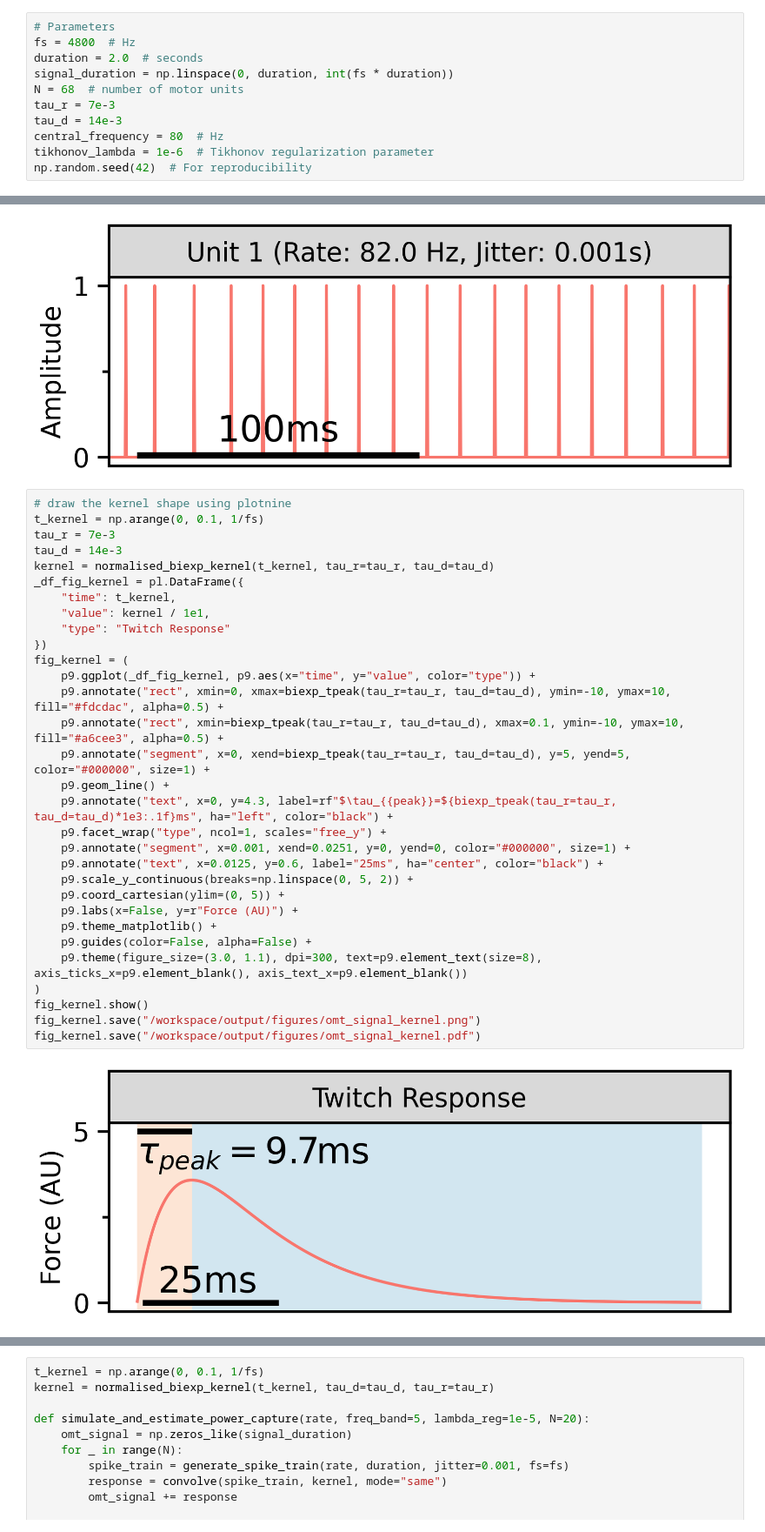
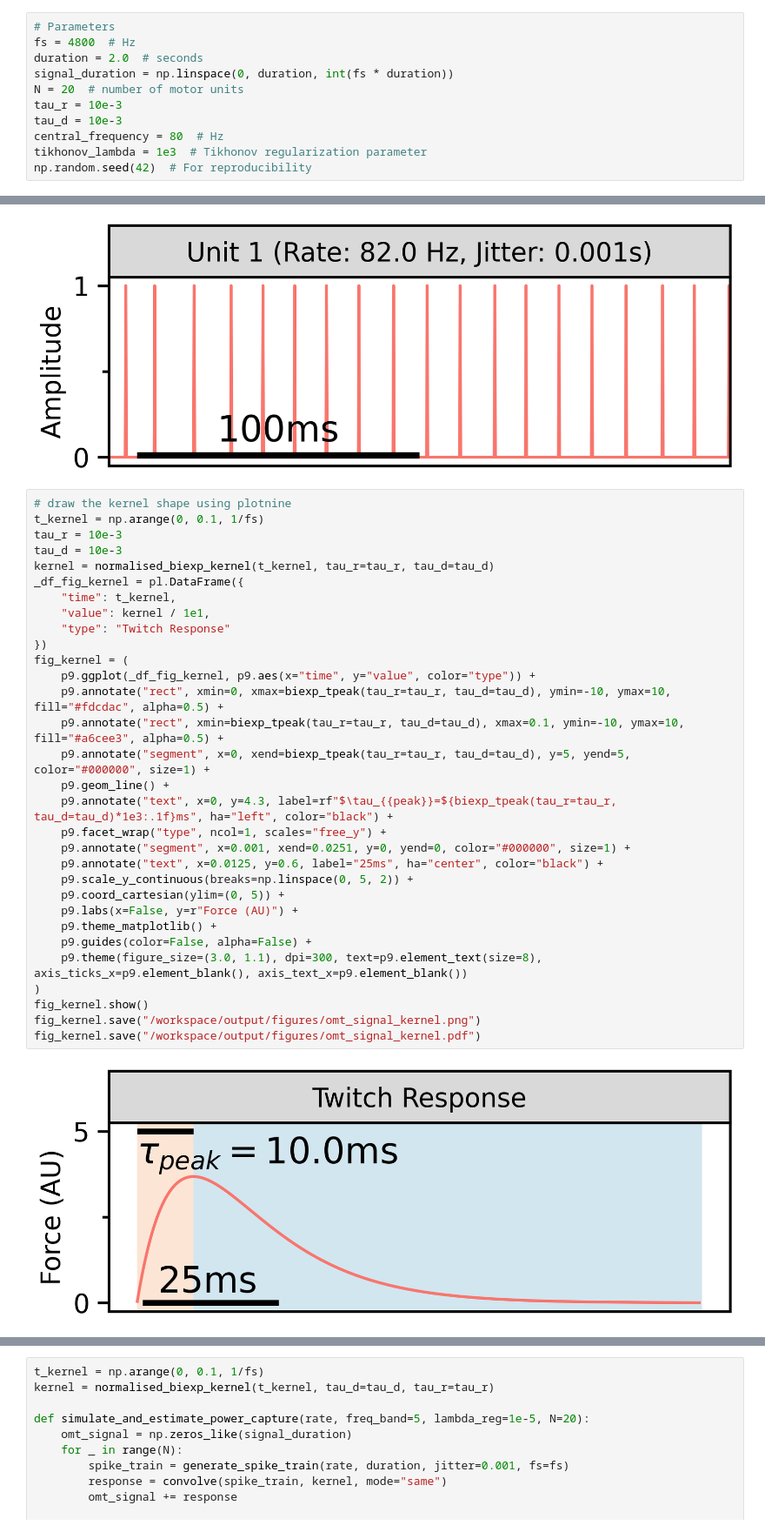
Before and after one commit to ahmed-alhindawi/omt_simulator, a Jupyter notebook: src/omt_simulator.ipynb, the cells around one changed output, grey strips where cells are left out. Shown at 87% size. Cells and saved outputs as stored; diff of their text form.

```diff
--- a/src/omt_simulator.ipynb
+++ b/src/omt_simulator.ipynb
@@ -12,11 +12,11 @@ from joblib import delayed, Parallel
 fs = 4800  # Hz
 duration = 2.0  # seconds
 signal_duration = np.linspace(0, duration, int(fs * duration))
-N = 68  # number of motor units
-tau_r = 7e-3
-tau_d = 14e-3
+N = 20  # number of motor units
+tau_r = 10e-3
+tau_d = 10e-3
 central_frequency = 80  # Hz
-tikhonov_lambda = 1e-6  # Tikhonov regularization parameter
+tikhonov_lambda = 1e3  # Tikhonov regularization parameter
 np.random.seed(42)  # For reproducibility
 # %%
 # Functions
@@ -217,36 +218,36 @@ fig_spikes.save("/workspace/output/figures/omt_signal_spikes.pdf")
 # %%
 # draw the kernel shape using plotnine
 t_kernel = np.arange(0, 0.1, 1/fs)
-tau_r = 7e-3
-tau_d = 14e-3
+tau_r = 10e-3
+tau_d = 10e-3
 kernel = normalised_biexp_kernel(t_kernel, tau_r=tau_r, tau_d=tau_d)
 _df_fig_kernel = pl.DataFrame({
     "time": t_kernel,
     "value": kernel / 1e1,
     "type": "Twitch Response"
 })
 fig_kernel = (
     p9.ggplot(_df_fig_kernel, p9.aes(x="time", y="value", color="type")) +
     p9.annotate("rect", xmin=0, xmax=biexp_tpeak(tau_r=tau_r, tau_d=tau_d), ymin=-10, ymax=10, fill="#fdcdac", alpha=0.5) +
     p9.annotate("rect", xmin=biexp_tpeak(tau_r=tau_r, tau_d=tau_d), xmax=0.1, ymin=-10, ymax=10, fill="#a6cee3", alpha=0.5) +
     p9.annotate("segment", x=0, xend=biexp_tpeak(tau_r=tau_r, tau_d=tau_d), y=5, yend=5, color="#000000", size=1) +
     p9.geom_line() +
     p9.annotate("text", x=0, y=4.3, label=rf"$\tau_{{peak}}=${biexp_tpeak(tau_r=tau_r, tau_d=tau_d)*1e3:.1f}ms", ha="left", color="black") +
     p9.facet_wrap("type", ncol=1, scales="free_y") +
     p9.annotate("segment", x=0.001, xend=0.0251, y=0, yend=0, color="#000000", size=1) +
     p9.annotate("text", x=0.0125, y=0.6, label="25ms", ha="center", color="black") +
     p9.scale_y_continuous(breaks=np.linspace(0, 5, 2)) +
     p9.coord_cartesian(ylim=(0, 5)) +
     p9.labs(x=False, y=r"Force (AU)") +
     p9.theme_matplotlib() +
     p9.guides(color=False, alpha=False) +
     p9.theme(figure_size=(3.0, 1.1), dpi=300, text=p9.element_text(size=8), axis_ticks_x=p9.element_blank(), axis_text_x=p9.element_blank())
 )
 fig_kernel.show()
 fig_kernel.save("/workspace/output/figures/omt_signal_kernel.png")
 fig_kernel.save("/workspace/output/figures/omt_signal_kernel.pdf")
 # %% [output]
-[figure, old version]
+[figure, new version]
 # %%
 # draw the fft of the summed OMT signal
 # omt_signal = df_all.filter(pl.col("type") == "signal").select("value").to_numpy()
```
Also changed, not shown: parts of 13 cells of this notebook, 22 other files.
